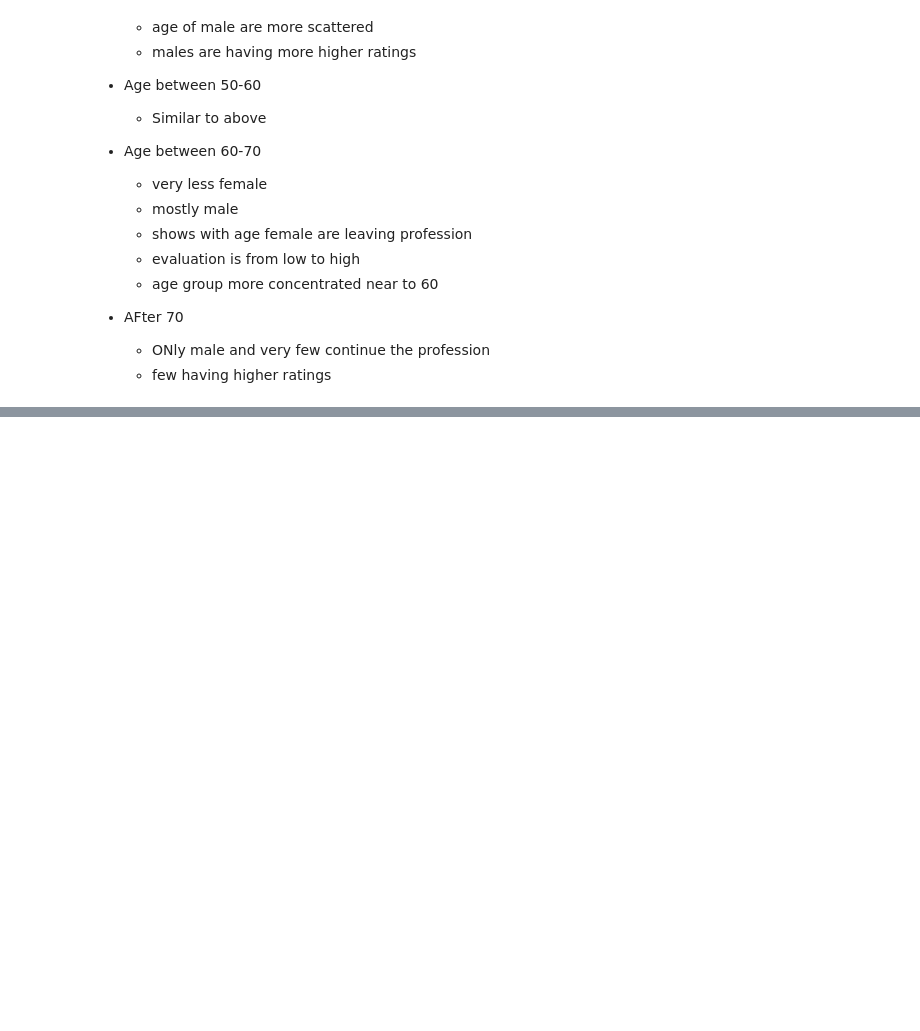
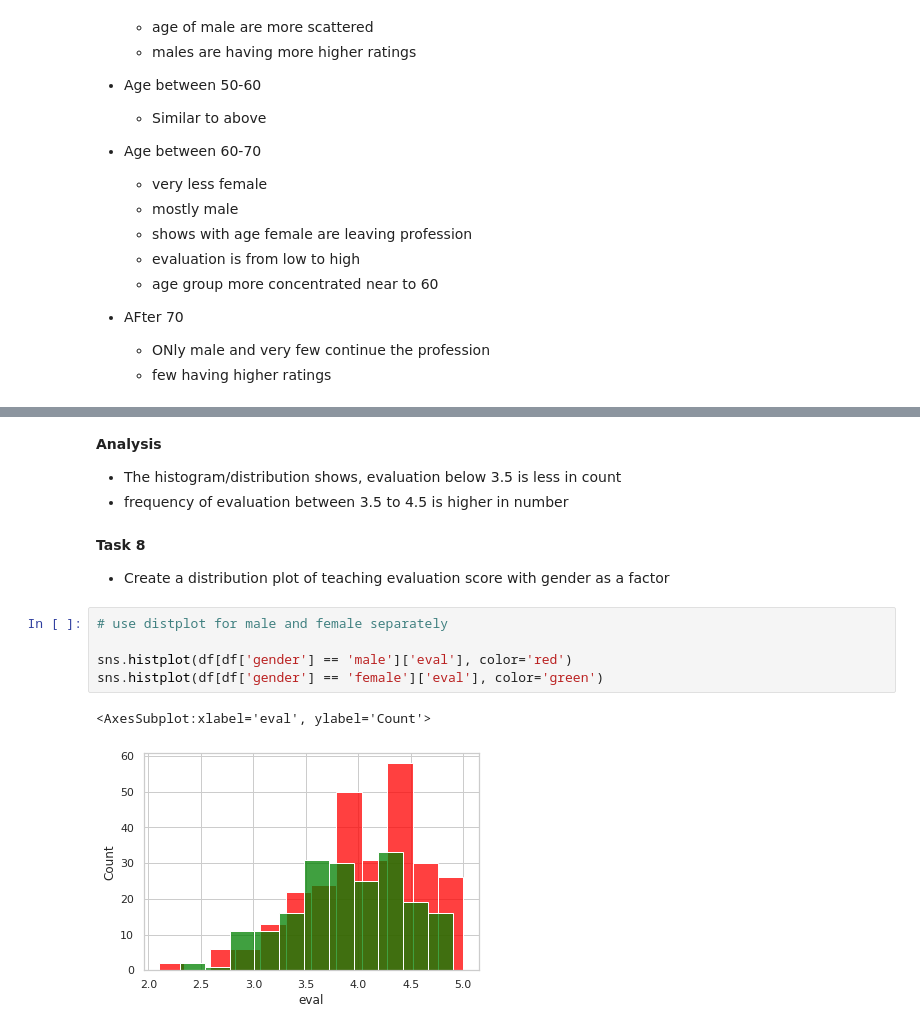
Before and after one commit to Supertring/Explore-data-mit-statistics, a Jupyter notebook: 2. visualizing data.ipynb, the cells around one changed output, grey strips where cells are left out. Drawn from its saved outputs; the diff is of its cells as text; blank space fills up the shorter version.

```diff
--- a/2. visualizing data.ipynb
+++ b/2. visualizing data.ipynb
@@ -238,0 +254,15 @@ sns.catplot(x='gender', hue='tenure', row='division', kind='count', data=df, hei
+# %% [markdown]
+__Analysis__
+* The histogram/distribution shows, evaluation below 3.5 is less in count
+* frequency of evaluation between 3.5 to 4.5 is higher in number
+# %% [markdown]
+__Task 8__
+* Create a distribution plot of teaching evaluation score with gender as a factor
+# %%
+# use distplot for male and female separately
+
+sns.histplot(df[df['gender'] == 'male']['eval'], color='red')
+sns.histplot(df[df['gender'] == 'female']['eval'], color='green')
+# %% [output]
+<AxesSubplot:xlabel='eval', ylabel='Count'>
+[figure, added]
```
Also changed, not shown: parts of 42 cells of this notebook.
